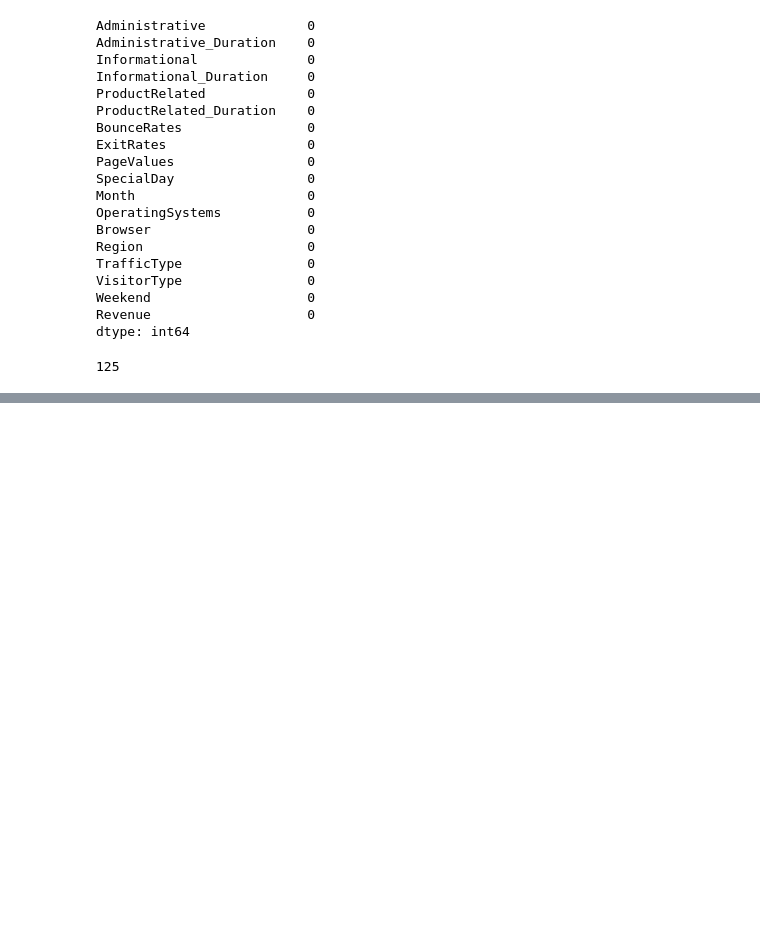
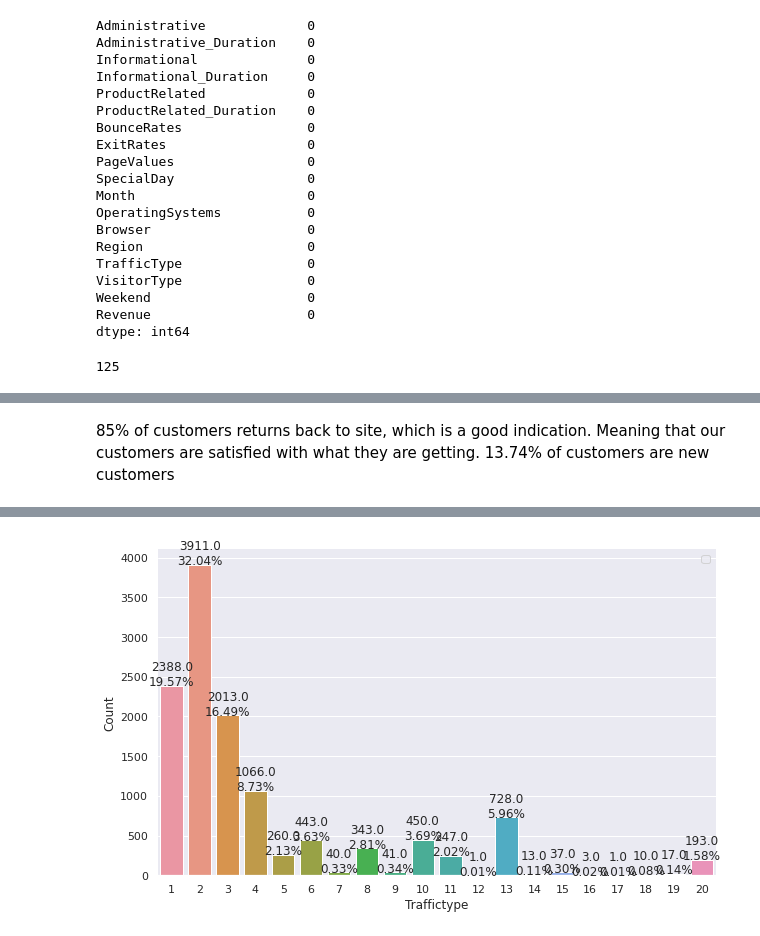
Before and after one commit to Jeremy-Alekai/Ecommerce-Item-Purchase-Prediction, a Jupyter notebook: Ecommerce_Item_Purchase_Prediction.ipynb, the cells around one changed output, grey strips where cells are left out. Saved outputs shown, nothing was run; the diff lists cells and outputs as text; code cells hidden in the pictures; blank space fills up the shorter version.

```diff
--- a/Ecommerce_Item_Purchase_Prediction.ipynb
+++ b/Ecommerce_Item_Purchase_Prediction.ipynb
@@ -55,0 +232,5 @@ df=df.
+# %% [markdown]
+85% of customers returns back to site, which is a good indication. Meaning that our customers are satisfied with what they are getting. 13.74% of customers are new customers
+# %%
+plot_categorical_data(df, 'TrafficType')
+# %% [output]
@@ -55,0 +238 @@ df=df.
+[figure, added]
```
Also changed, not shown: parts of 46 cells of this notebook.
